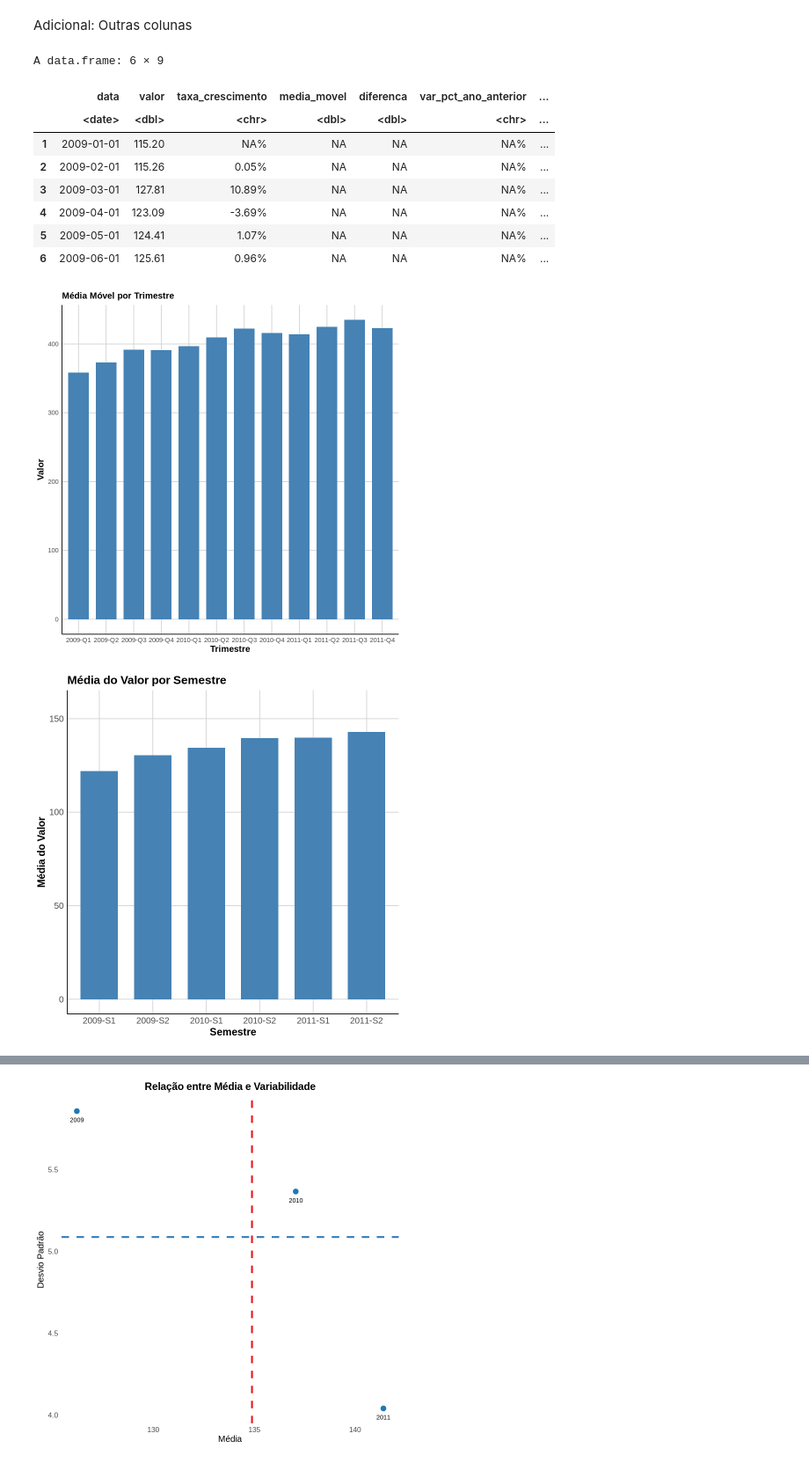
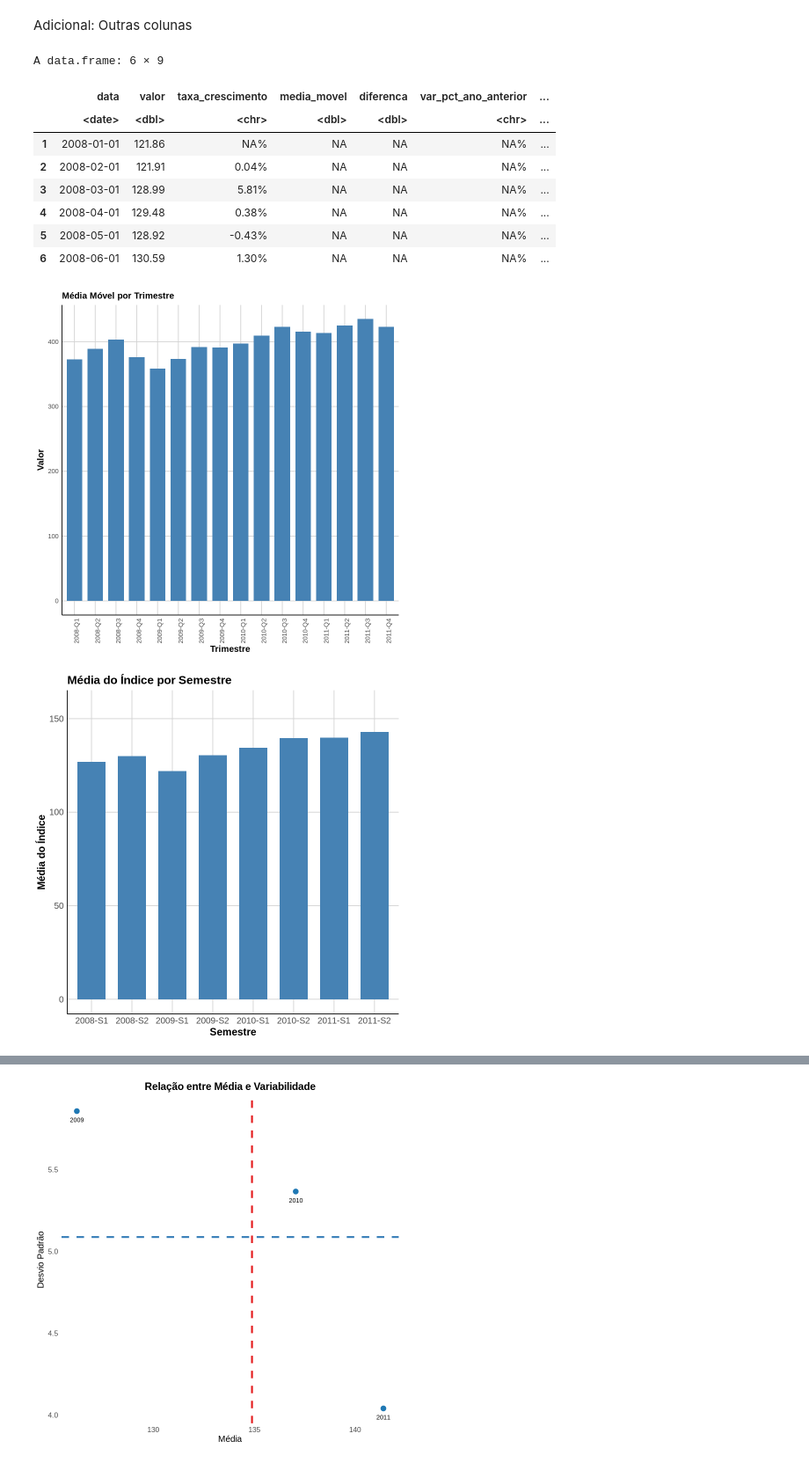
Before and after one commit to tecmateus/analise-ibc-br, a Jupyter notebook: Analise_do_índice_de_atividade_econômica_do_banco_central_2009_a_2011.ipynb, the cells around one changed output, grey strips where cells are left out. Shown at 88% size. Drawn from its saved outputs; the diff is of its cells as text; code cells hidden in the pictures.

```diff
--- a/Analise_do_índice_de_atividade_econômica_do_banco_central_2009_a_2011.ipynb
+++ b/Analise_do_índice_de_atividade_econômica_do_banco_central_2009_a_2011.ipynb
@@ -67,6 +59,6 @@ Registered S3 method overwritten by 'quantmod':
 # %%
-# Definição da URL do arquivo limitando-se as datas de 01/01/2009 até 31/12/2011
-url <- "https://api.bcb.gov.br/dados/serie/bcdata.sgs.24363/dados?formato=csv&dataInicial=01/01/2009&dataFinal=31/12/2011"
+# Definição da URL do arquivo limitando-se as datas de 01/01/2008 até 31/12/2011(Pegamos deste 2008 para podermos ter o histórico)
+url <- "https://api.bcb.gov.br/dados/serie/bcdata.sgs.24363/dados?formato=csv&dataInicial=01/01/2008&dataFinal=31/12/2011"
 # %%
 # Importação do arquivo CSV como data frame
 df <- read.csv(url, sep = ";", dec = ".", header = TRUE, stringsAsFactors = FALSE)
@@ -484,29 +483,30 @@ head(df)
 A data.frame: 6 × 9
 |  | data | valor | taxa_crescimento | media_movel | diferenca | var_pct_ano_anterior | ... |
 |  | <date> | <dbl> | <chr> | <dbl> | <dbl> | <chr> | ... |
-| 1 | 2009-01-01 | 115.20 | NA% | NA | NA | NA% | ... |
-| 2 | 2009-02-01 | 115.26 | 0.05% | NA | NA | NA% | ... |
-| 3 | 2009-03-01 | 127.81 | 10.89% | NA | NA | NA% | ... |
-| 4 | 2009-04-01 | 123.09 | -3.69% | NA | NA | NA% | ... |
-| 5 | 2009-05-01 | 124.41 | 1.07% | NA | NA | NA% | ... |
-| 6 | 2009-06-01 | 125.61 | 0.96% | NA | NA | NA% | ... |
+| 1 | 2008-01-01 | 121.86 | NA% | NA | NA | NA% | ... |
+| 2 | 2008-02-01 | 121.91 | 0.04% | NA | NA | NA% | ... |
+| 3 | 2008-03-01 | 128.99 | 5.81% | NA | NA | NA% | ... |
+| 4 | 2008-04-01 | 129.48 | 0.38% | NA | NA | NA% | ... |
+| 5 | 2008-05-01 | 128.92 | -0.43% | NA | NA | NA% | ... |
+| 6 | 2008-06-01 | 130.59 | 1.30% | NA | NA | NA% | ... |
 # %%
 # Criando o gráfico de barras com média móvel por trimestre
-ggplot(df, aes(x = trimestre_ano, y = valor)) +
-  geom_bar(stat = "identity", fill = "steelblue", width = 0.75) +  # Definindo cor e largura das barras
-  labs(x = "Trimestre", y = "Valor", title = "Média Móvel por Trimestre") +
-  theme_minimal() +  # Estilo minimalista do tema
+ggplot(df, aes(x = trimestre_ano, y = valor)) +  # Define os dados e mapeamento estético
+  geom_bar(stat = "identity", fill = "steelblue", width = 0.75) +  # Adiciona barras com altura proporcional aos valores
+  labs(x = "Trimestre", y = "Valor", title = "Média Móvel por Trimestre") +  # Define os rótulos dos eixos e o título do gráfico
+  theme_minimal() +  # Aplica um tema minimalista ao gráfico
   theme(
-    plot.title = element_text(face = "bold", size = 12),  # Configuração do título
-    axis.title = element_text(face = "bold", size = 12),  # Configuração dos rótulos dos eixos
-    axis.text = element_text(size = 9),  # Configuração do tamanho dos textos dos eixos
-    panel.grid.major = element_line(color = "lightgray"),  # Adicionando linhas de grade leves
-    panel.grid.minor = element_blank(),  # Removendo linhas de grade menores
-    axis.line = element_line(color = "black"),  # Cor da linha dos eixos
-    legend.position = "none"  # Removendo a legenda
+    plot.title = element_text(face = "bold", size = 12),  # Configura o estilo do título do gráfico
+    axis.title = element_text(face = "bold", size = 12),  # Configura o estilo dos rótulos dos eixos
+    axis.text = element_text(size = 9),  # Configura o tamanho dos textos dos eixos
+    panel.grid.major = element_line(color = "lightgray"),  # Adiciona linhas de grade principais
+    panel.grid.minor = element_blank(),  # Remove as linhas de grade secundárias
+    axis.line = element_line(color = "black"),  # Configura a cor das linhas dos eixos
+    legend.position = "none",  # Remove a legenda do gráfico
+    axis.text.x = element_text(angle = 90, hjust = 1)  # Rotaciona o texto do eixo x em 90 graus
   )
 # %% [output]
-[figure, old version]
+[figure, new version]
 # %%
 # Calcular as médias do valor por semestre
 media_por_semestre <- df %>%
@@ -516,7 +516,7 @@ media_por_semestre <- df %>%
 # Criar o gráfico de barras
 ggplot(media_por_semestre, aes(x = semestre_ano, y = media_valor)) +
   geom_bar(stat = "identity", fill = "steelblue", width = 0.7) +  # Definir cor e largura das barras
-  labs(x = "Semestre", y = "Média do Valor", title = "Média do Valor por Semestre") +
+  labs(x = "Semestre", y = "Média do Índice", title = "Média do Índice por Semestre") +
   theme_minimal() +
   theme(
     plot.title = element_text(face = "bold", size = 16),  # Configurar título
@@ -530,7 +530,7 @@ ggplot(media_por_semestre, aes(x = semestre_ano, y = media_valor)) +
   ) +
   coord_cartesian(ylim = c(0, max(media_por_semestre$media_valor) * 1.1))  # Ajustar limite do eixo y
 # %% [output]
-[figure, old version]
+[figure, new version]
 # %%
 # Agrupar os dados por semestre e calcular a média da taxa de crescimento
 media_por_semestre <- df %>%
```
Also changed, not shown: parts of 26 cells of this notebook.
